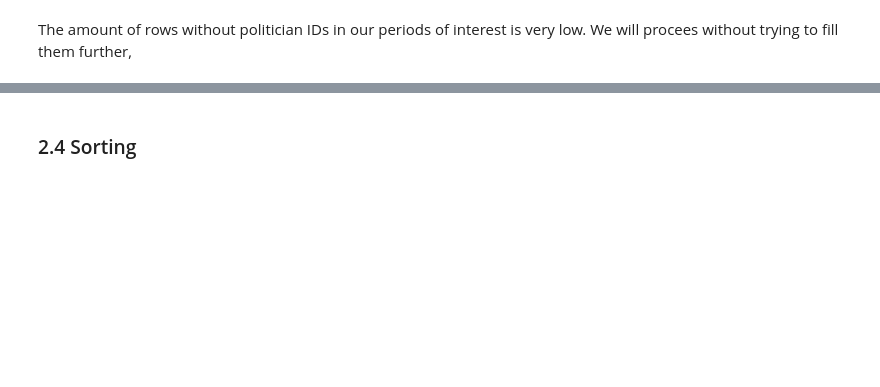
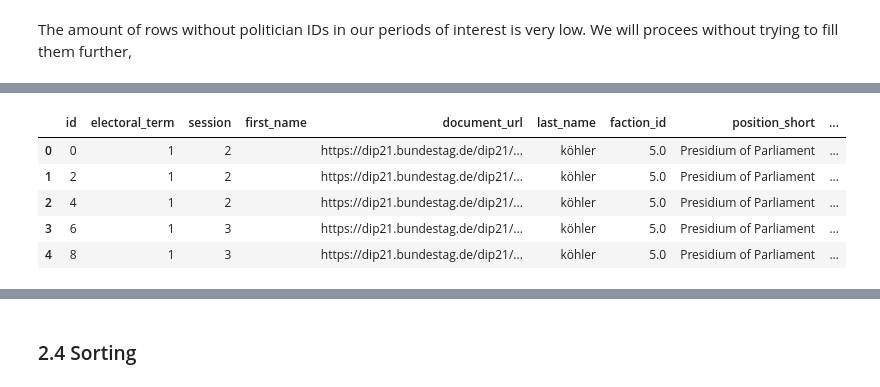
Before and after one commit to committopush/Thesis, a Jupyter notebook: Data_Cleaning_v4.ipynb, the cells around one changed output, grey strips where cells are left out. Drawn from its saved outputs; the diff is of its cells as text; code cells hidden in the pictures; blank space fills up the shorter version.

```diff
--- a/Data_Cleaning_v4.ipynb
+++ b/Data_Cleaning_v4.ipynb
@@ -128,0 +199,17 @@ len(content)
+# %%
+# delete sessions: electoral term 1, session 21; electoral term 1, session 149; electoral term 1, session 76; electoral term 2, session 219; elecoral term 2, session 226
+
+# Define the list of (electoral_term, session) pairs you want to delete
+sessions_to_delete = [
+    (1, 21),
+    (1, 149),
+    (1, 76),
+    (2, 219),
+    (2, 226)
+]
+
+# Use .isin() with a multi-column filter to exclude these rows
+content = content[~content[['electoral_term', 'session']].apply(tuple, axis=1).isin(sessions_to_delete)]
+
+# Reset index if desired (optional)
+content = content.reset_index(drop=True)
@@ -440,3 +550,29 @@ content_filled2.rename(columns={'faction_id_x': 'faction_id'}, inplace=True)
+# %%
+# Step 1: Create a summary DataFrame with the first non-NaN position for each politician and electoral term
+summary_positions = content_filled2.groupby(['electoral_term', 'politician_id']).agg({
+    'position_short': lambda x: x.dropna().iloc[0] if not x.dropna().empty else None,
+    'position_long': lambda x: x.dropna().iloc[0] if not x.dropna().empty else None
+}).reset_index()
+
+# Step 2: Merge this summary back to the original DataFrame to update NaNs
+content_filled2 = content_filled2.merge(summary_positions, on=['electoral_term', 'politician_id'], suffixes=('', '_summary'))
+
+# Step 3: Use the summary columns to fill NaN values in the original columns
+content_filled2['position_short'].fillna(content_filled2['position_short_summary'], inplace=True)
+content_filled2['position_long'].fillna(content_filled2['position_long_summary'], inplace=True)
+
+# Step 4: Drop the summary columns (clean-up)
+content_filled2.drop(columns=['position_short_summary', 'position_long_summary'], inplace=True)
+
+# Display the updated DataFrame
+content_filled2.head()
+# %% [output]
+|  | id | electoral_term | session | first_name | document_url | last_name | faction_id | position_short | ... |
+| 0 | 0 | 1 | 2 |  | https://dip21.bundestag.de/dip21/... | köhler | 5.0 | Presidium of Parliament | ... |
+| 1 | 2 | 1 | 2 |  | https://dip21.bundestag.de/dip21/... | köhler | 5.0 | Presidium of Parliament | ... |
+| 2 | 4 | 1 | 2 |  | https://dip21.bundestag.de/dip21/... | köhler | 5.0 | Presidium of Parliament | ... |
+| 3 | 6 | 1 | 3 |  | https://dip21.bundestag.de/dip21/... | köhler | 5.0 | Presidium of Parliament | ... |
+| 4 | 8 | 1 | 3 |  | https://dip21.bundestag.de/dip21/... | köhler | 5.0 | Presidium of Parliament | ... |
 # %%
 # replace all -1 with NaN
 content_filled2.replace(-1, np.nan, inplace=True)
```
Also changed, not shown: parts of 15 cells of this notebook.
